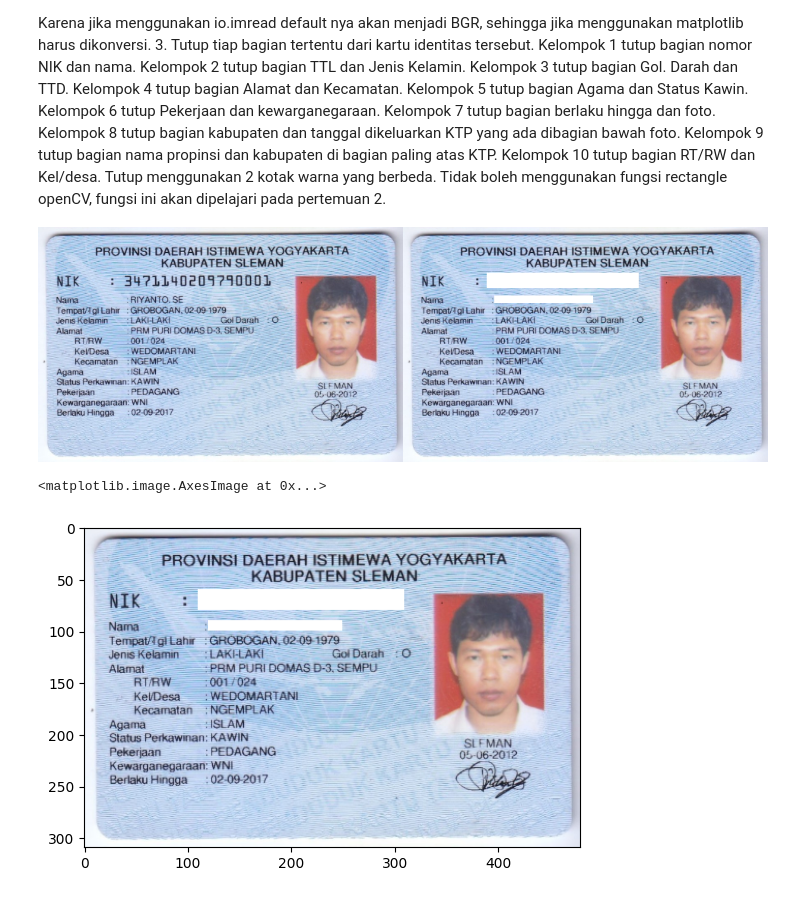
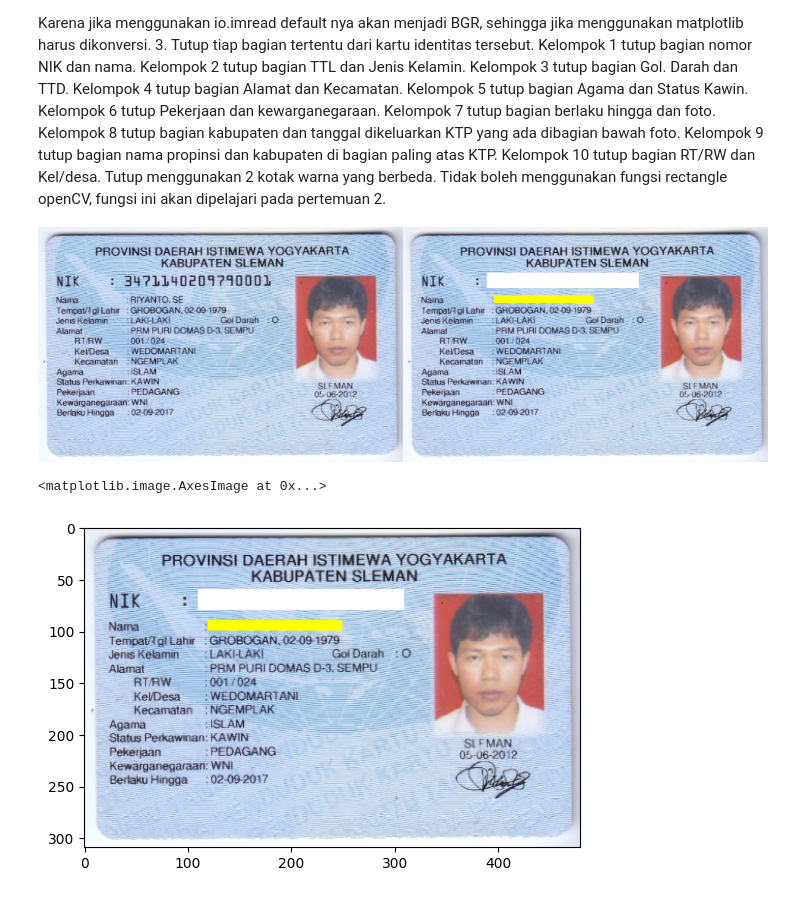
Before and after one commit to RaffyJO/PCVK_Ganjil_2024, a Jupyter notebook: Week1.ipynb, the cells around one changed output. Drawn from its saved outputs; the diff is of its cells as text; code cells hidden in the pictures.

```diff
--- a/Week1.ipynb
+++ b/Week1.ipynb
@@ -212,32 +212,32 @@ menggunakan fungsi rectangle openCV, fungsi ini akan dipelajari pada pertemuan 2
 # %%
 # Path ke file gambar
 file_path = 'ktp_pvck.jpg'
 
 # Membaca gambar menggunakan skimage.io.imread
 image = io.imread(file_path)
 image = cv.resize(image, (0,0), fx=0.4, fy=0.4)
 image_2 = cv.cvtColor(image, cv.COLOR_BGR2RGB)
 print('\n')
 
 # Koordinat bagian yang akan ditutup
 # Format: (x1, y1, x2, y2)
 coordinates_nik = (110, 60, 310, 80)
 coordinates_name = (120, 90, 250, 100)
 
 # Menutup bagian nomor NIK
 image_4[coordinates_nik[1]:coordinates_nik[3], coordinates_nik[0]:coordinates_nik[2]] = [255, 255, 255]
 
 # Menutup bagian nama
-image_4[coordinates_name[1]:coordinates_name[3], coordinates_name[0]:coordinates_name[2]] = [255, 255, 255]
+image_4[coordinates_name[1]:coordinates_name[3], coordinates_name[0]:coordinates_name[2]] = [0, 255, 255]
 
 # Menampilkan gambar yang sudah dimodifikasi menggunakan OpenCV
 final_frame = cv.hconcat((image_2, image_4))
 cv2_imshow(final_frame)
 
 # Menampilkan gambar yang sudah dimodifikasi menggunakan Matplotlib
 image_3 = cv.cvtColor(image_4, cv.COLOR_RGB2BGR)
 plt.imshow(image_3)
 # %% [output]
-[figure, old version]
+[figure, new version]
 <matplotlib.image.AxesImage at 0x...>
-[figure, old version]
+[figure, new version]
```
